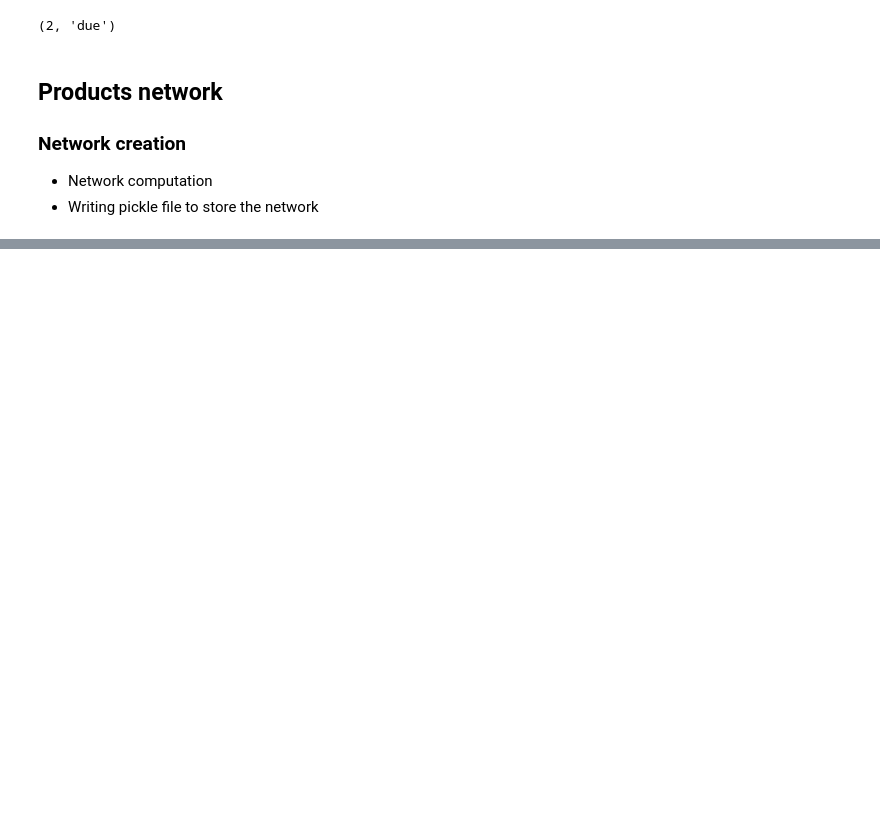
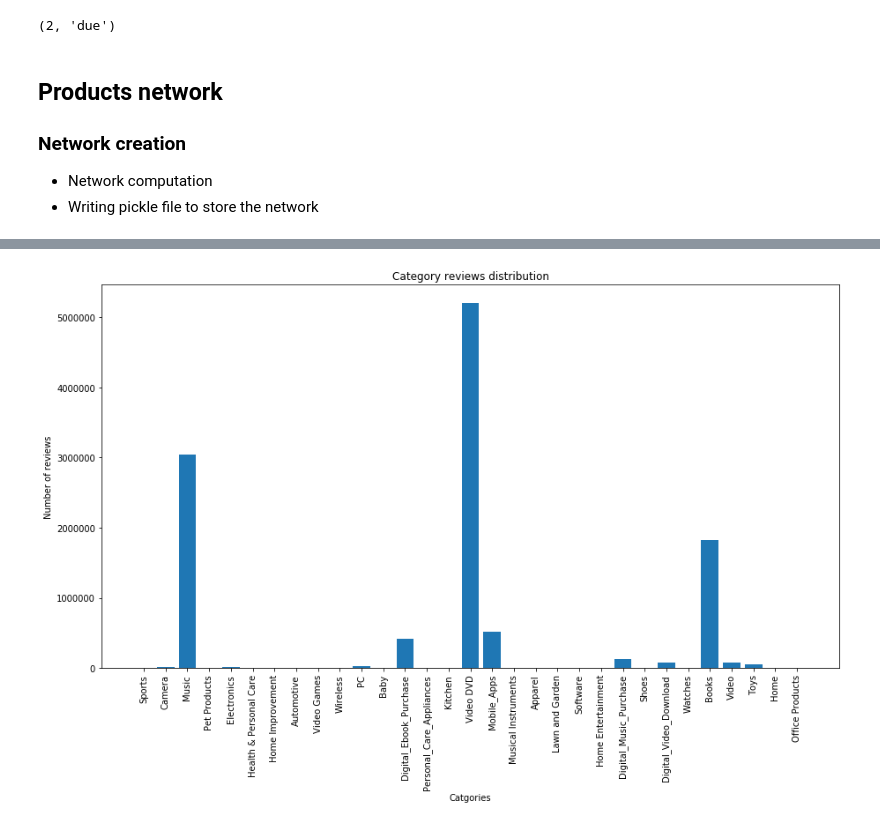
Before and after one commit to carmignanivittorio/Amazon-review-dataset-analysis, a Jupyter notebook: Graph2.ipynb, the cells around one changed output, grey strips where cells are left out. Drawn from its saved outputs; the diff is of its cells as text; code cells hidden in the pictures; blank space fills up the shorter version.

```diff
--- a/Graph2.ipynb
+++ b/Graph2.ipynb
@@ -285,0 +389,17 @@ plt.show()
+# %%
+cat = dict()
+for node in gP.nodes():
+    try:
+        cat[gP.node[node]["cat"]] = cat.get(gP.node[node]["cat"], 0) + gP.degree(node)
+    except KeyError as e:
+        continue
+# %%
+plt.rcParams["figure.figsize"] = [15, 8]
+plt.bar(cat.keys(), cat.values())
+plt.xticks(cat.keys(), cat.keys(), rotation = 'vertical')
+plt.title('Category reviews distribution')
+plt.xlabel('Catgories')
+plt.ylabel('Number of reviews')
+plt.show()
+# %% [output]
+[figure, added]
```
Also changed, not shown: parts of 49 cells of this notebook, 2 other files.
